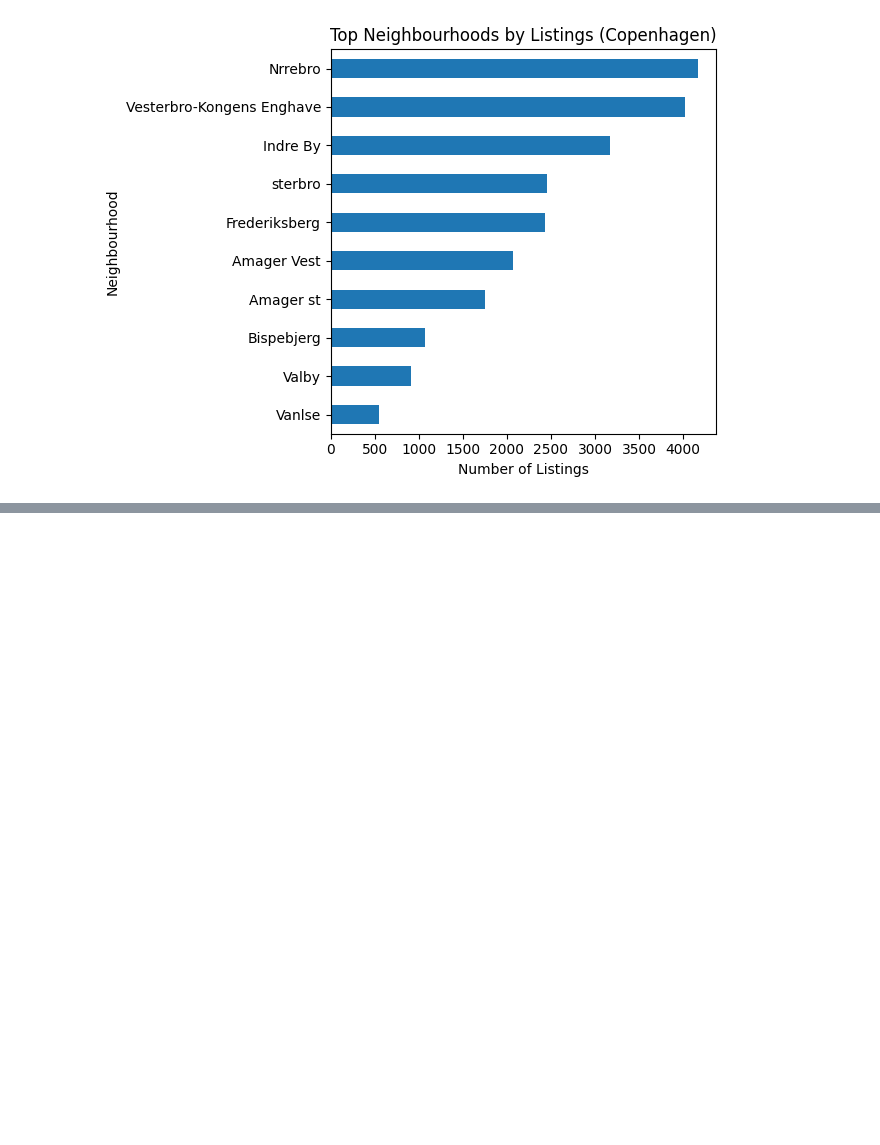
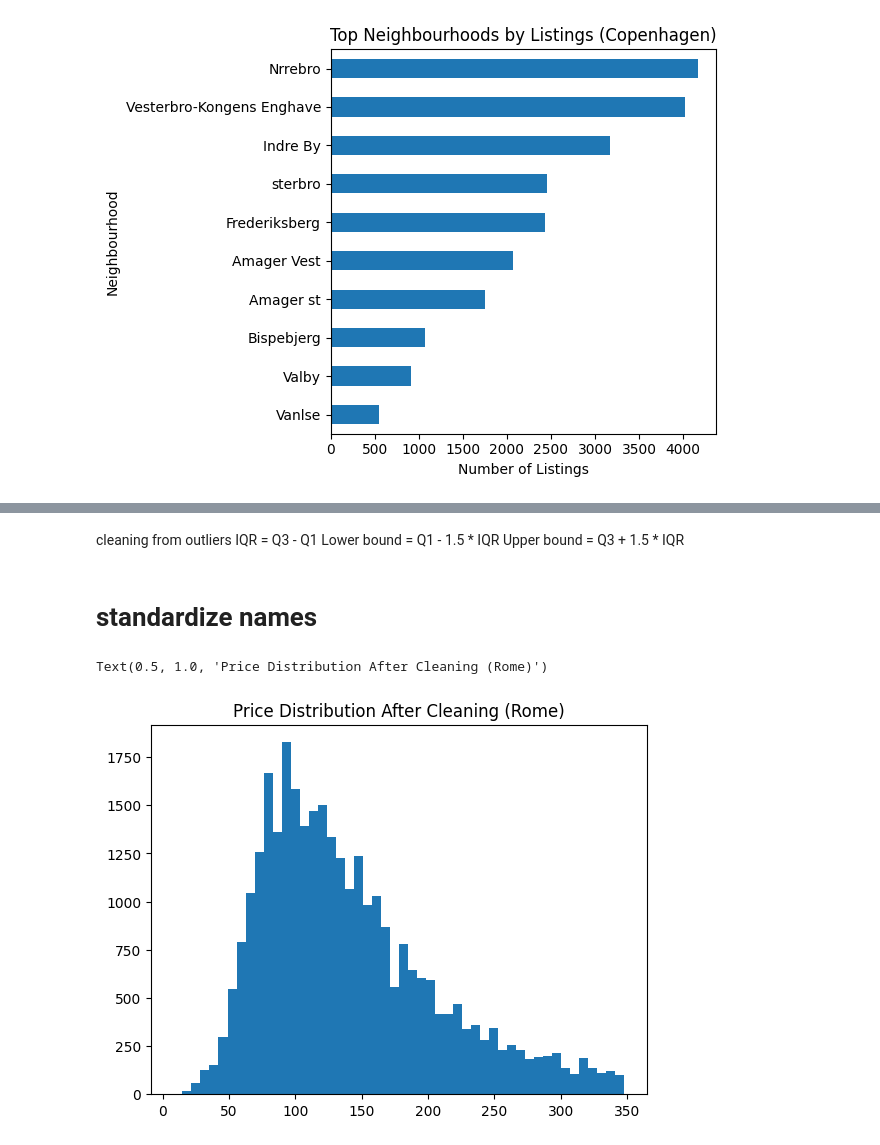
Before and after one commit to andreamammano89-maker/DataVisualisationPW_MESA, a Jupyter notebook: projectdv.ipynb, the cells around one changed output, grey strips where cells are left out. Drawn from its saved outputs; the diff is of its cells as text; code cells hidden in the pictures; blank space fills up the shorter version.

Commit message:
step cleaning finished

```diff
--- a/projectdv.ipynb
+++ b/projectdv.ipynb
@@ -400,0 +530,5 @@ plt.tight_layout()
+# %% [markdown]
+cleaning from outliers
+IQR = Q3 - Q1
+Lower bound = Q1 - 1.5 * IQR
+Upper bound = Q3 + 1.5 * IQR
@@ -400,0 +549,32 @@ plt.tight_layout()
+# %% [markdown]
+# standardize names
+# %%
+def clean_columns(df):
+    df.columns = (
+        df.columns
+        .str.strip()
+        .str.lower()
+        .str.replace(" ", "_")
+    )
+    return df
+# %%
+df_rome = clean_columns(df_rome)
+df_cop = clean_columns(df_cop)
+# %%
+df_rome["city"] = "Rome"
+df_cop["city"] = "Copenhagen"
+# %%
+df_rome.rename(columns={
+    "neighbourhood_cleansed": "neighbourhood"
+}, inplace=True)
+
+df_cop.rename(columns={
+    "neighbourhood_cleansed": "neighbourhood"
+}, inplace=True)
+# %%
+plt.figure()
+plt.hist(df_rome["price"], bins=50)
+plt.title("Price Distribution After Cleaning (Rome)")
+# %% [output]
+Text(0.5, 1.0, 'Price Distribution After Cleaning (Rome)')
+[figure, added]
```
Also changed, not shown: parts of 17 cells of this notebook.
